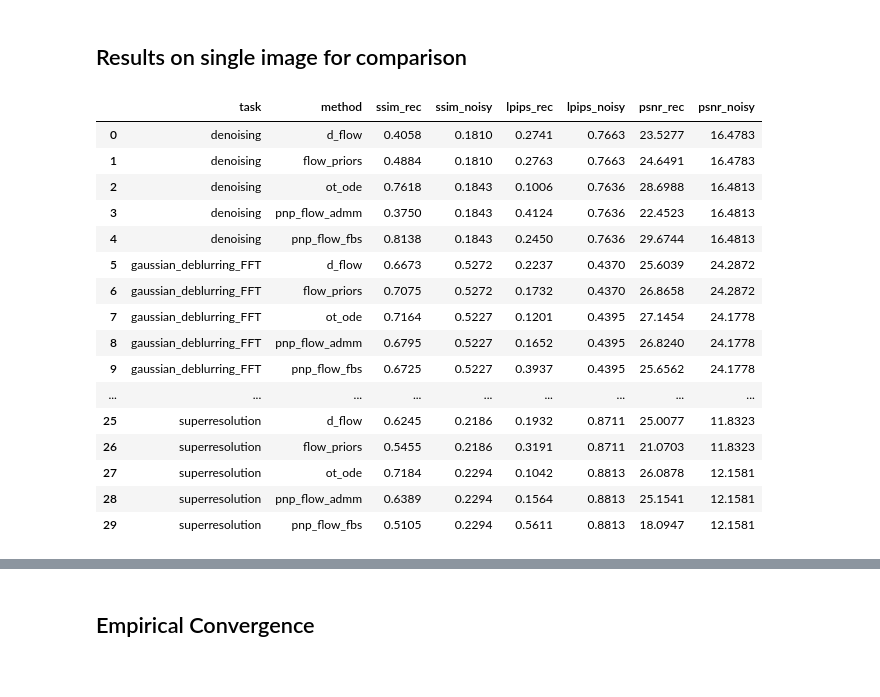
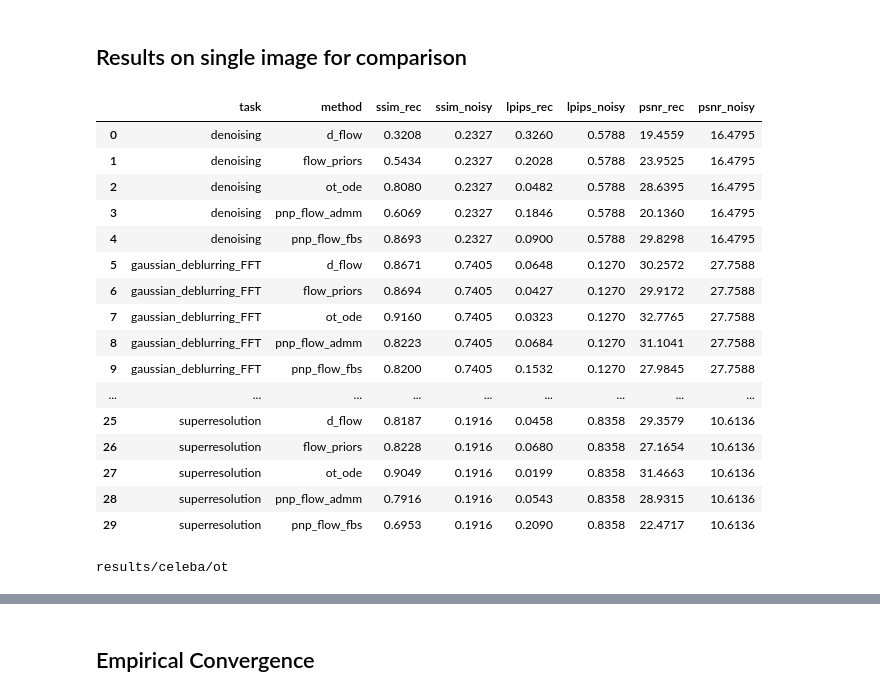
Before and after one commit to dibyanshu100/PnP_ConsensusFlow, a Jupyter notebook: graphs.ipynb, the cells around one changed output, grey strips where cells are left out. Saved outputs shown, nothing was run; the diff lists cells and outputs as text; code cells hidden in the pictures.

```diff
--- a/graphs.ipynb
+++ b/graphs.ipynb
@@ -91,28 +91,30 @@ Saved Excel: ablation_summary_celeba.xlsx
 # %% [markdown]
 ## Results on single image for comparison
 # %%
-ROOT_DIR = Path("results/afhq_cat_100_rho_500/ot")
+ROOT_DIR = Path("results/celeba/ot")
 
-df = gu.extract_basic_metrics(ROOT_DIR, "celeba_100_rho_500.xlsx")
+df = gu.extract_basic_metrics(ROOT_DIR, "metrics.xlsx")
 display(df)
+print(ROOT_DIR)
 # %% [output]
 |  | task | method | ssim_rec | ssim_noisy | lpips_rec | lpips_noisy | psnr_rec | psnr_noisy |
-| 0 | denoising | d_flow | 0.4058 | 0.1810 | 0.2741 | 0.7663 | 23.5277 | 16.4783 |
-| 1 | denoising | flow_priors | 0.4884 | 0.1810 | 0.2763 | 0.7663 | 24.6491 | 16.4783 |
-| 2 | denoising | ot_ode | 0.7618 | 0.1843 | 0.1006 | 0.7636 | 28.6988 | 16.4813 |
-| 3 | denoising | pnp_flow_admm | 0.3750 | 0.1843 | 0.4124 | 0.7636 | 22.4523 | 16.4813 |
-| 4 | denoising | pnp_flow_fbs | 0.8138 | 0.1843 | 0.2450 | 0.7636 | 29.6744 | 16.4813 |
-| 5 | gaussian_deblurring_FFT | d_flow | 0.6673 | 0.5272 | 0.2237 | 0.4370 | 25.6039 | 24.2872 |
-| 6 | gaussian_deblurring_FFT | flow_priors | 0.7075 | 0.5272 | 0.1732 | 0.4370 | 26.8658 | 24.2872 |
-| 7 | gaussian_deblurring_FFT | ot_ode | 0.7164 | 0.5227 | 0.1201 | 0.4395 | 27.1454 | 24.1778 |
-| 8 | gaussian_deblurring_FFT | pnp_flow_admm | 0.6795 | 0.5227 | 0.1652 | 0.4395 | 26.8240 | 24.1778 |
-| 9 | gaussian_deblurring_FFT | pnp_flow_fbs | 0.6725 | 0.5227 | 0.3937 | 0.4395 | 25.6562 | 24.1778 |
+| 0 | denoising | d_flow | 0.3208 | 0.2327 | 0.3260 | 0.5788 | 19.4559 | 16.4795 |
+| 1 | denoising | flow_priors | 0.5434 | 0.2327 | 0.2028 | 0.5788 | 23.9525 | 16.4795 |
+| 2 | denoising | ot_ode | 0.8080 | 0.2327 | 0.0482 | 0.5788 | 28.6395 | 16.4795 |
+| 3 | denoising | pnp_flow_admm | 0.6069 | 0.2327 | 0.1846 | 0.5788 | 20.1360 | 16.4795 |
+| 4 | denoising | pnp_flow_fbs | 0.8693 | 0.2327 | 0.0900 | 0.5788 | 29.8298 | 16.4795 |
+| 5 | gaussian_deblurring_FFT | d_flow | 0.8671 | 0.7405 | 0.0648 | 0.1270 | 30.2572 | 27.7588 |
+| 6 | gaussian_deblurring_FFT | flow_priors | 0.8694 | 0.7405 | 0.0427 | 0.1270 | 29.9172 | 27.7588 |
+| 7 | gaussian_deblurring_FFT | ot_ode | 0.9160 | 0.7405 | 0.0323 | 0.1270 | 32.7765 | 27.7588 |
+| 8 | gaussian_deblurring_FFT | pnp_flow_admm | 0.8223 | 0.7405 | 0.0684 | 0.1270 | 31.1041 | 27.7588 |
+| 9 | gaussian_deblurring_FFT | pnp_flow_fbs | 0.8200 | 0.7405 | 0.1532 | 0.1270 | 27.9845 | 27.7588 |
 | ... | ... | ... | ... | ... | ... | ... | ... | ... |
-| 25 | superresolution | d_flow | 0.6245 | 0.2186 | 0.1932 | 0.8711 | 25.0077 | 11.8323 |
-| 26 | superresolution | flow_priors | 0.5455 | 0.2186 | 0.3191 | 0.8711 | 21.0703 | 11.8323 |
-| 27 | superresolution | ot_ode | 0.7184 | 0.2294 | 0.1042 | 0.8813 | 26.0878 | 12.1581 |
-| 28 | superresolution | pnp_flow_admm | 0.6389 | 0.2294 | 0.1564 | 0.8813 | 25.1541 | 12.1581 |
-| 29 | superresolution | pnp_flow_fbs | 0.5105 | 0.2294 | 0.5611 | 0.8813 | 18.0947 | 12.1581 |
+| 25 | superresolution | d_flow | 0.8187 | 0.1916 | 0.0458 | 0.8358 | 29.3579 | 10.6136 |
+| 26 | superresolution | flow_priors | 0.8228 | 0.1916 | 0.0680 | 0.8358 | 27.1654 | 10.6136 |
+| 27 | superresolution | ot_ode | 0.9049 | 0.1916 | 0.0199 | 0.8358 | 31.4663 | 10.6136 |
+| 28 | superresolution | pnp_flow_admm | 0.7916 | 0.1916 | 0.0543 | 0.8358 | 28.9315 | 10.6136 |
+| 29 | superresolution | pnp_flow_fbs | 0.6953 | 0.1916 | 0.2090 | 0.8358 | 22.4717 | 10.6136 |
+results/celeba/ot
 # %%
 ROOT_DIR = Path("results/celeba_100_new_important/ot")
 df = gu.extract_basic_metrics(ROOT_DIR, "celeba_100_rho_1000.xlsx")
```
Also changed, not shown: parts of 4 cells of this notebook, 3 other files.
